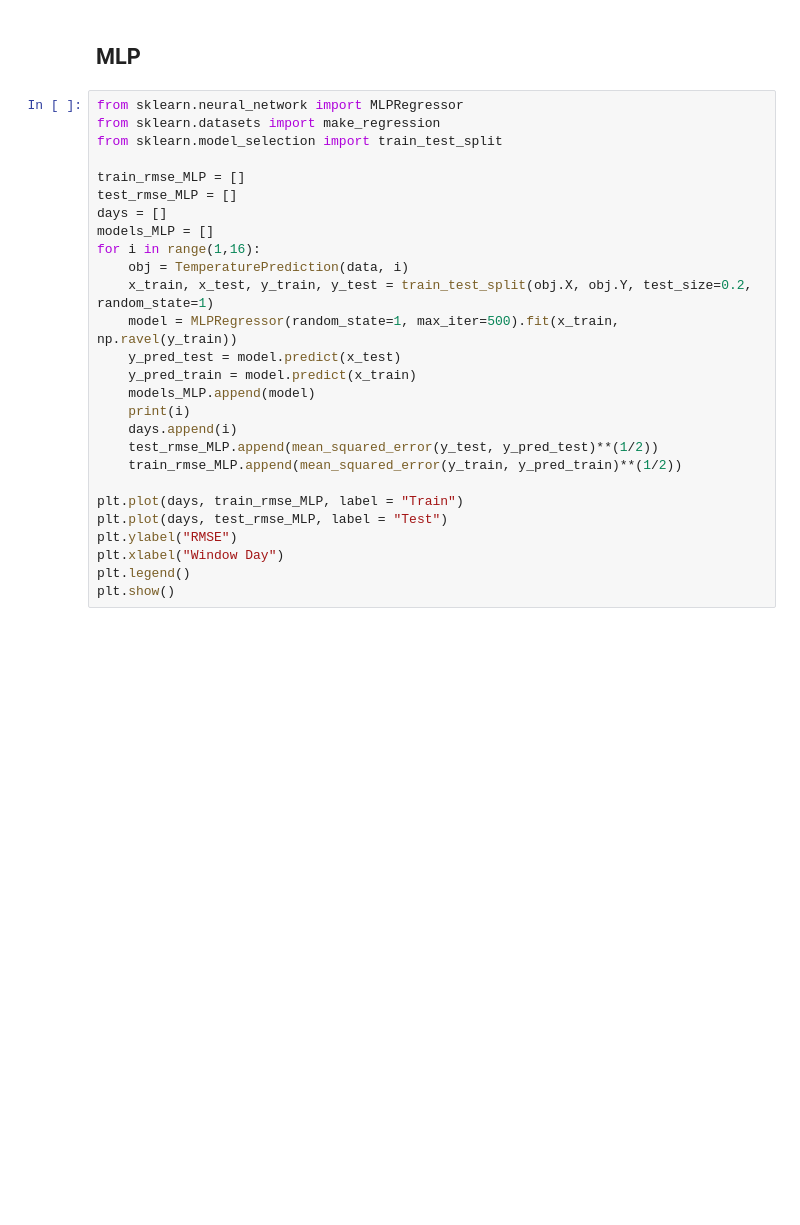
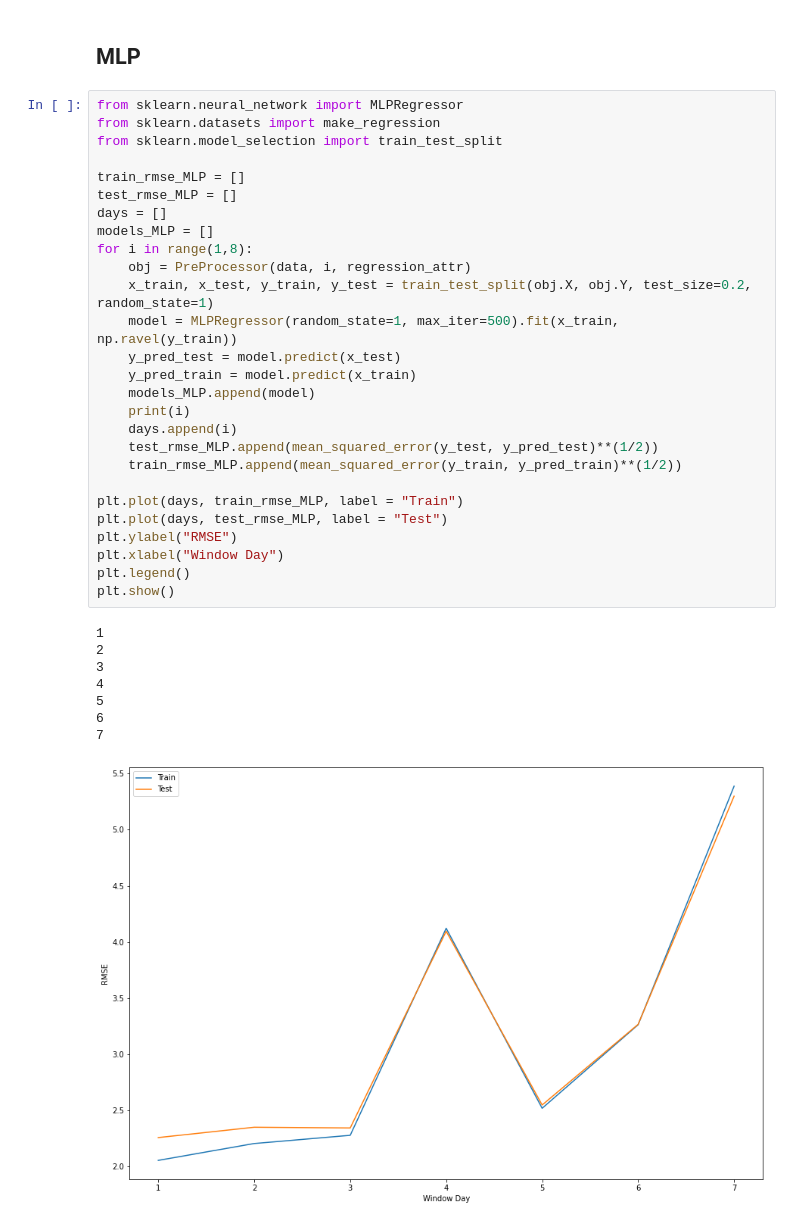
Before and after one commit to EtashTyagi/Weather_Prediction, a Jupyter notebook: Data Visualization/main.ipynb, the cells around one changed output. Cells and saved outputs as stored; diff of their text form; blank space fills up the shorter version.

```diff
--- a/Data Visualization/main.ipynb
+++ b/Data Visualization/main.ipynb
@@ -258,27 +316,36 @@ plt.show()
 # %%
 from sklearn.neural_network import MLPRegressor
 from sklearn.datasets import make_regression
 from sklearn.model_selection import train_test_split
 
 train_rmse_MLP = []
 test_rmse_MLP = []
 days = []
 models_MLP = []
-for i in range(1,16):
-    obj = TemperaturePrediction(data, i)
+for i in range(1,8):
+    obj = PreProcessor(data, i, regression_attr)
     x_train, x_test, y_train, y_test = train_test_split(obj.X, obj.Y, test_size=0.2, random_state=1)
     model = MLPRegressor(random_state=1, max_iter=500).fit(x_train, np.ravel(y_train))
     y_pred_test = model.predict(x_test)
     y_pred_train = model.predict(x_train)
     models_MLP.append(model)
     print(i)
     days.append(i)
     test_rmse_MLP.append(mean_squared_error(y_test, y_pred_test)**(1/2))
     train_rmse_MLP.append(mean_squared_error(y_train, y_pred_train)**(1/2))
 
 plt.plot(days, train_rmse_MLP, label = "Train")
 plt.plot(days, test_rmse_MLP, label = "Test")
 plt.ylabel("RMSE")
 plt.xlabel("Window Day")
 plt.legend()
 plt.show()
+# %% [output]
+1
+2
+3
+4
+5
+6
+7
+[figure, added]
```
Also changed, not shown: parts of 16 cells of this notebook.
